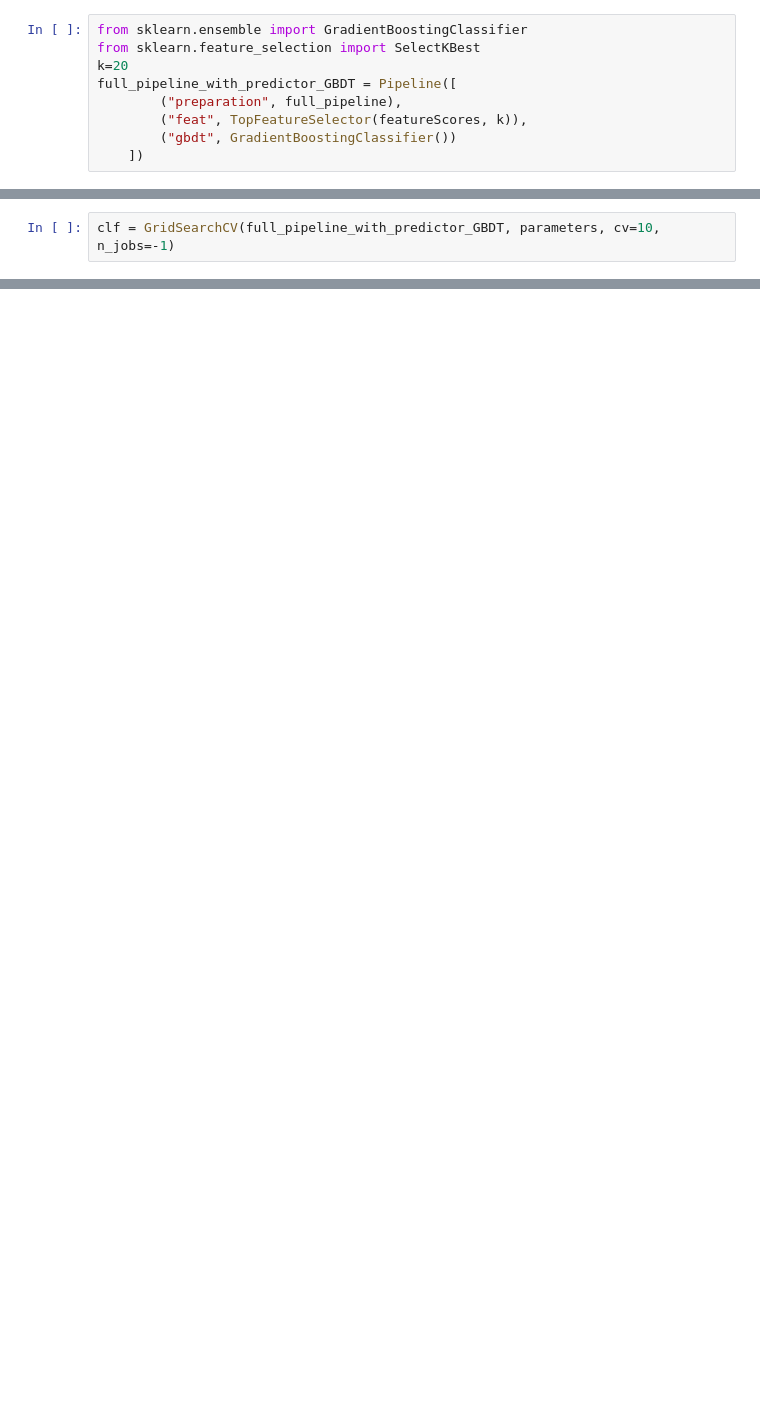
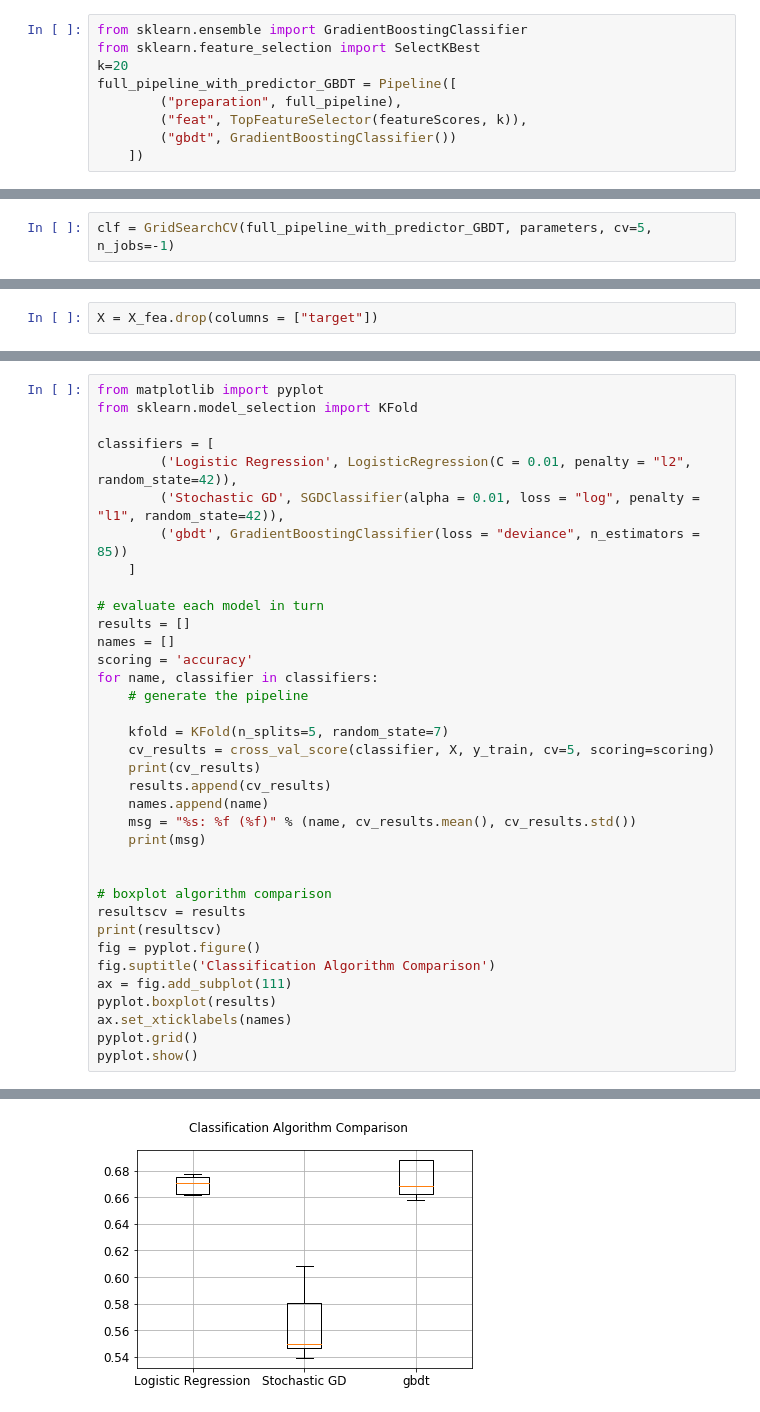
Before and after one commit to athakre/AML-, a Jupyter notebook: CostaRicaPovertyLevelPrediction.ipynb, the cells around one changed output, grey strips where cells are left out. Drawn from its saved outputs; the diff is of its cells as text; blank space fills up the shorter version.

```diff
--- a/CostaRicaPovertyLevelPrediction.ipynb
+++ b/CostaRicaPovertyLevelPrediction.ipynb
@@ -2960,4 +3076,4 @@ parameters = {
     }
 # %%
-clf = GridSearchCV(full_pipeline_with_predictor_GBDT, parameters, cv=10, n_jobs=-1)
+clf = GridSearchCV(full_pipeline_with_predictor_GBDT, parameters, cv=5, n_jobs=-1)
 # %%
@@ -2981,0 +3177,2 @@ array([0.06522472, 0.17278068, 0.37066326, 0.01778017, 0.01848402,
+# %%
+X = X_fea.drop(columns = ["target"])
@@ -2981,0 +3183,37 @@ array([0.06522472, 0.17278068, 0.37066326, 0.01778017, 0.01848402,
+# %%
+from matplotlib import pyplot
+from sklearn.model_selection import KFold
+
+classifiers = [
+        ('Logistic Regression', LogisticRegression(C = 0.01, penalty = "l2", random_state=42)),
+        ('Stochastic GD', SGDClassifier(alpha = 0.01, loss = "log", penalty = "l1", random_state=42)),
+        ('gbdt', GradientBoostingClassifier(loss = "deviance", n_estimators = 85))
+    ]
+
+# evaluate each model in turn
+results = []
+names = []
+scoring = 'accuracy'
+for name, classifier in classifiers:
+    # generate the pipeline
+
+    kfold = KFold(n_splits=5, random_state=7)
+    cv_results = cross_val_score(classifier, X, y_train, cv=5, scoring=scoring)
+    print(cv_results)
+    results.append(cv_results)
+    names.append(name)
+    msg = "%s: %f (%f)" % (name, cv_results.mean(), cv_results.std())
+    print(msg)
+
+
+# boxplot algorithm comparison
+resultscv = results
+print(resultscv)
+fig = pyplot.figure()
+fig.suptitle('Classification Algorithm Comparison')
+ax = fig.add_subplot(111)
+pyplot.boxplot(results)
+ax.set_xticklabels(names)
+pyplot.grid()
+pyplot.show()
+# %% [output]
@@ -2981,0 +3227 @@ array([0.06522472, 0.17278068, 0.37066326, 0.01778017, 0.01848402,
+[figure, added]
```
Also changed, not shown: parts of 63 cells of this notebook.
